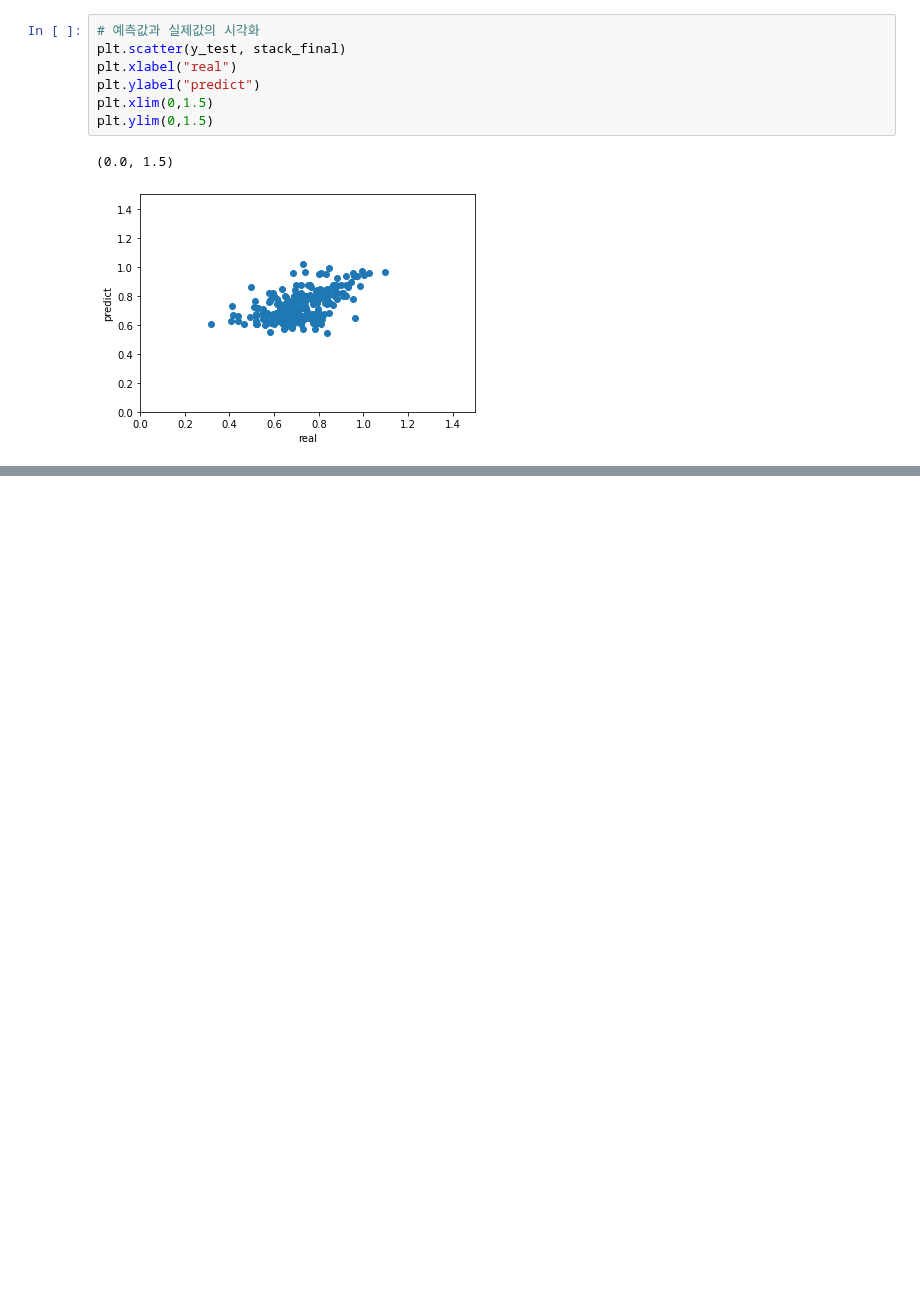
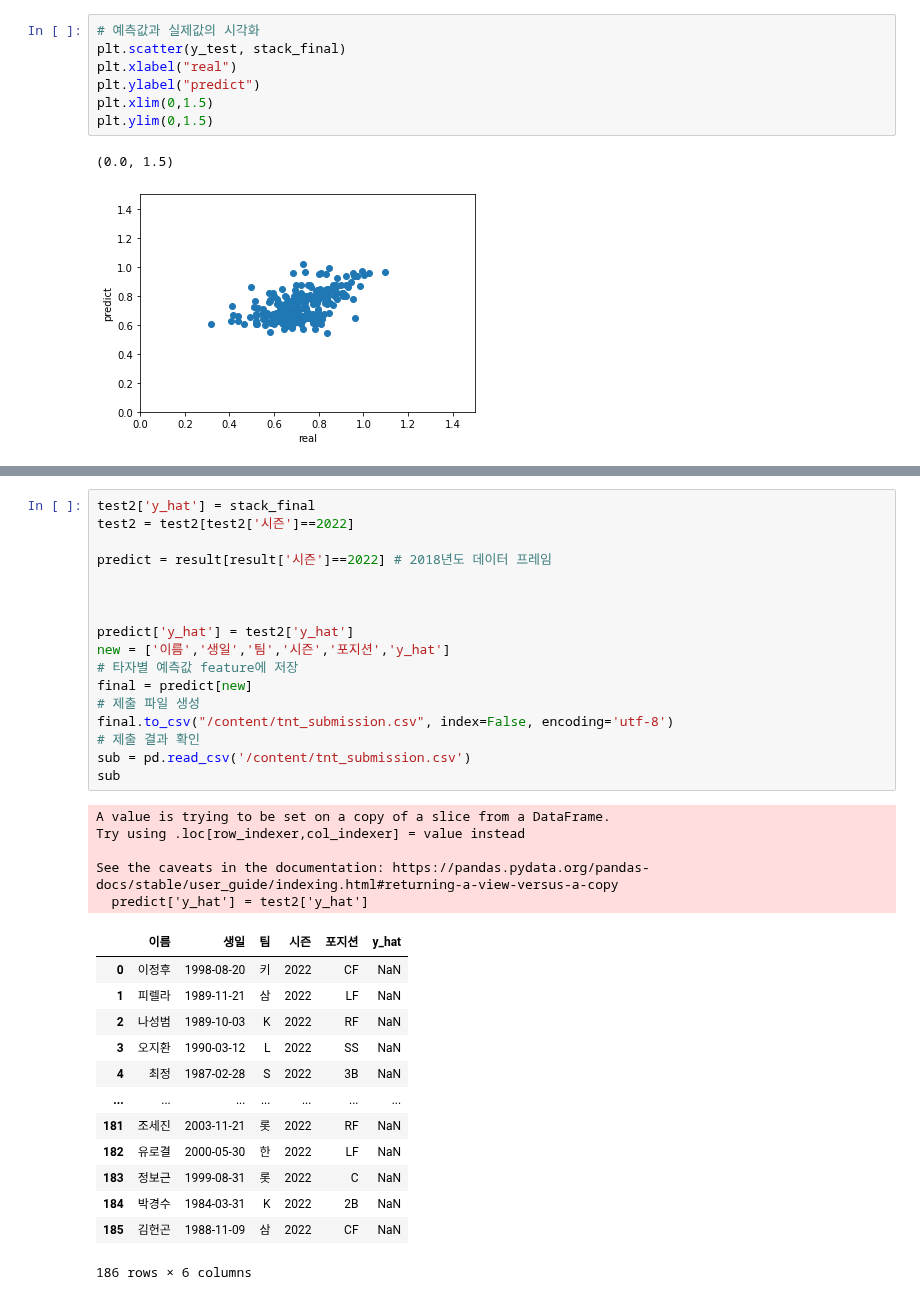
Before and after one commit to gmb408/OSSP-KBO-prediction, a Jupyter notebook: Model_Building.ipynb, the cells around one changed output, grey strips where cells are left out. Cells and saved outputs as stored; diff of their text form; blank space fills up the shorter version.

```diff
--- a/Model_Building.ipynb
+++ b/Model_Building.ipynb
@@ -349,0 +291,36 @@ sub
+# %%
+test2['y_hat'] = stack_final
+test2 = test2[test2['시즌']==2022]
+
+predict = result[result['시즌']==2022] # 2018년도 데이터 프레임
+
+
+
+predict['y_hat'] = test2['y_hat']
+new = ['이름','생일','팀','시즌','포지션','y_hat']
+# 타자별 예측값 feature에 저장
+final = predict[new]
+# 제출 파일 생성
+final.to_csv("/content/tnt_submission.csv", index=False, encoding='utf-8')
+# 제출 결과 확인
+sub = pd.read_csv('/content/tnt_submission.csv')
+sub
+# %% [output]
+A value is trying to be set on a copy of a slice from a DataFrame.
+Try using .loc[row_indexer,col_indexer] = value instead
+
+See the caveats in the documentation: https://pandas.pydata.org/pandas-docs/stable/user_guide/indexing.html#returning-a-view-versus-a-copy
+  predict['y_hat'] = test2['y_hat']
+|  | 이름 | 생일 | 팀 | 시즌 | 포지션 | y_hat |
+| 0 | 이정후 | 1998-08-20 | 키 | 2022 | CF | NaN |
+| 1 | 피렐라 | 1989-11-21 | 삼 | 2022 | LF | NaN |
+| 2 | 나성범 | 1989-10-03 | K | 2022 | RF | NaN |
+| 3 | 오지환 | 1990-03-12 | L | 2022 | SS | NaN |
+| 4 | 최정 | 1987-02-28 | S | 2022 | 3B | NaN |
+| ... | ... | ... | ... | ... | ... | ... |
+| 181 | 조세진 | 2003-11-21 | 롯 | 2022 | RF | NaN |
+| 182 | 유로결 | 2000-05-30 | 한 | 2022 | LF | NaN |
+| 183 | 정보근 | 1999-08-31 | 롯 | 2022 | C | NaN |
+| 184 | 박경수 | 1984-03-31 | K | 2022 | 2B | NaN |
+| 185 | 김헌곤 | 1988-11-09 | 삼 | 2022 | CF | NaN |
+186 rows × 6 columns
```
Also changed, not shown: parts of 15 cells of this notebook.
